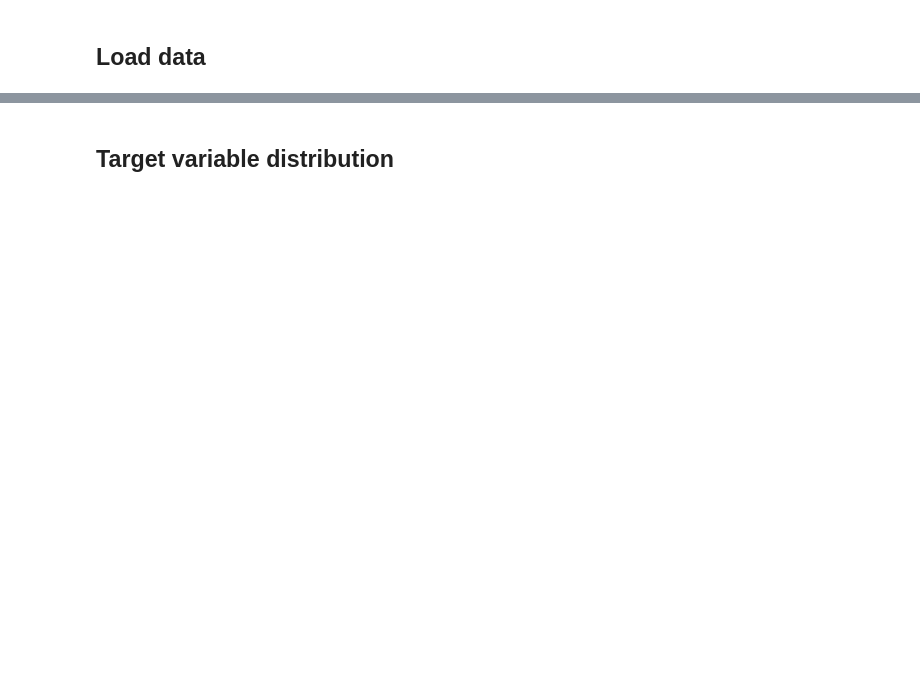
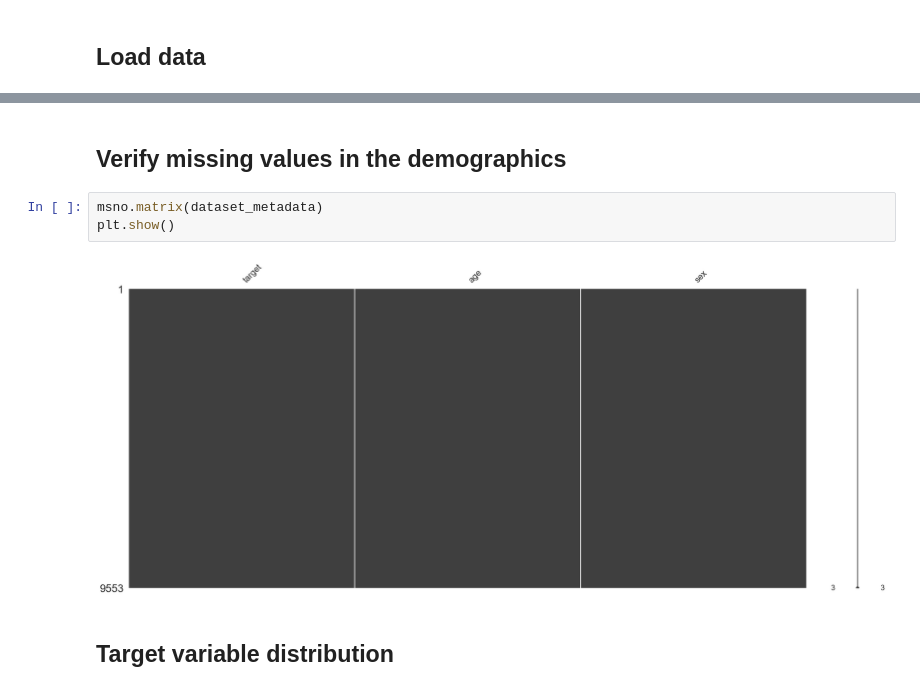
Before and after one commit to AGE90/ptbxl-challenge, a Jupyter notebook: notebooks/04-AGE-feture_selection.ipynb, the cells around one changed output, grey strips where cells are left out. Cells and saved outputs as stored; diff of their text form; blank space fills up the shorter version.

```diff
--- a/notebooks/04-AGE-feture_selection.ipynb
+++ b/notebooks/04-AGE-feture_selection.ipynb
@@ -55,3 +80,10 @@ Number of samples: 9553
+# %% [markdown]
+## Verify missing values in the demographics
+# %%
+msno.matrix(dataset_metadata)
+plt.show()
+# %% [output]
+[figure, added]
 # %% [markdown]
 ## Target variable distribution
 # %%
```
Also changed, not shown: parts of 16 cells of this notebook, 2 other files.
